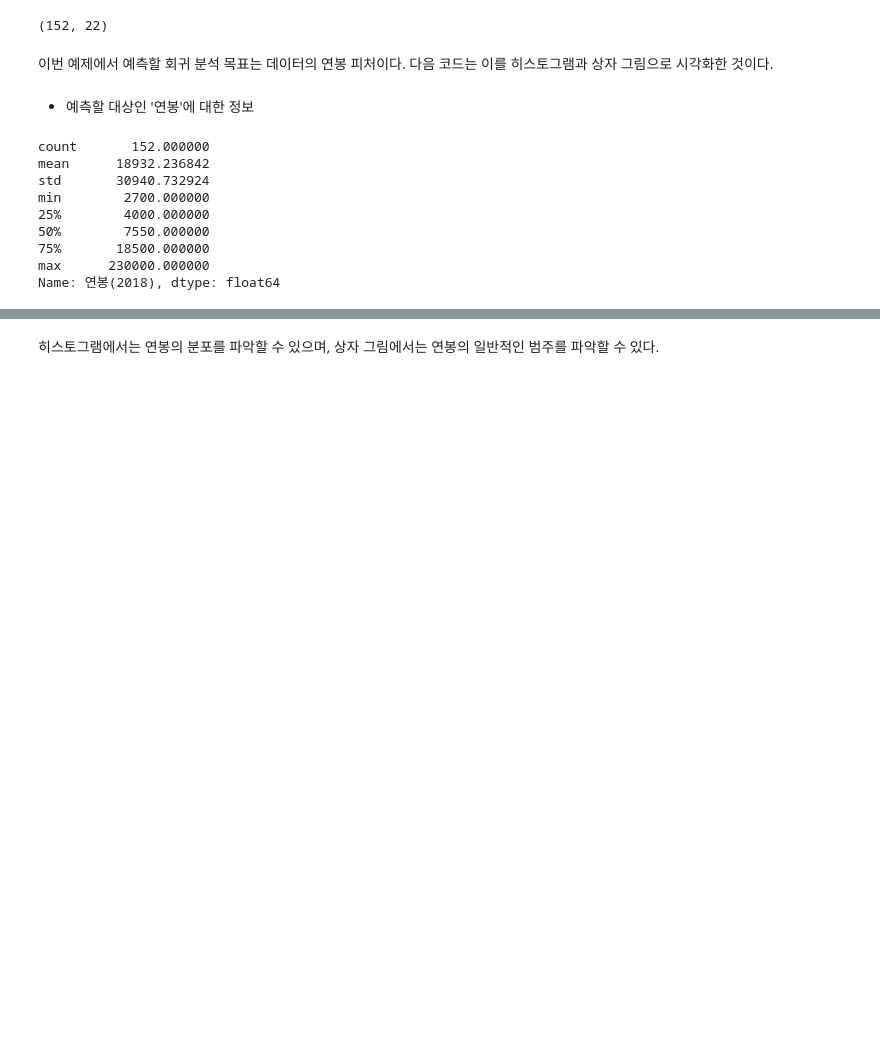
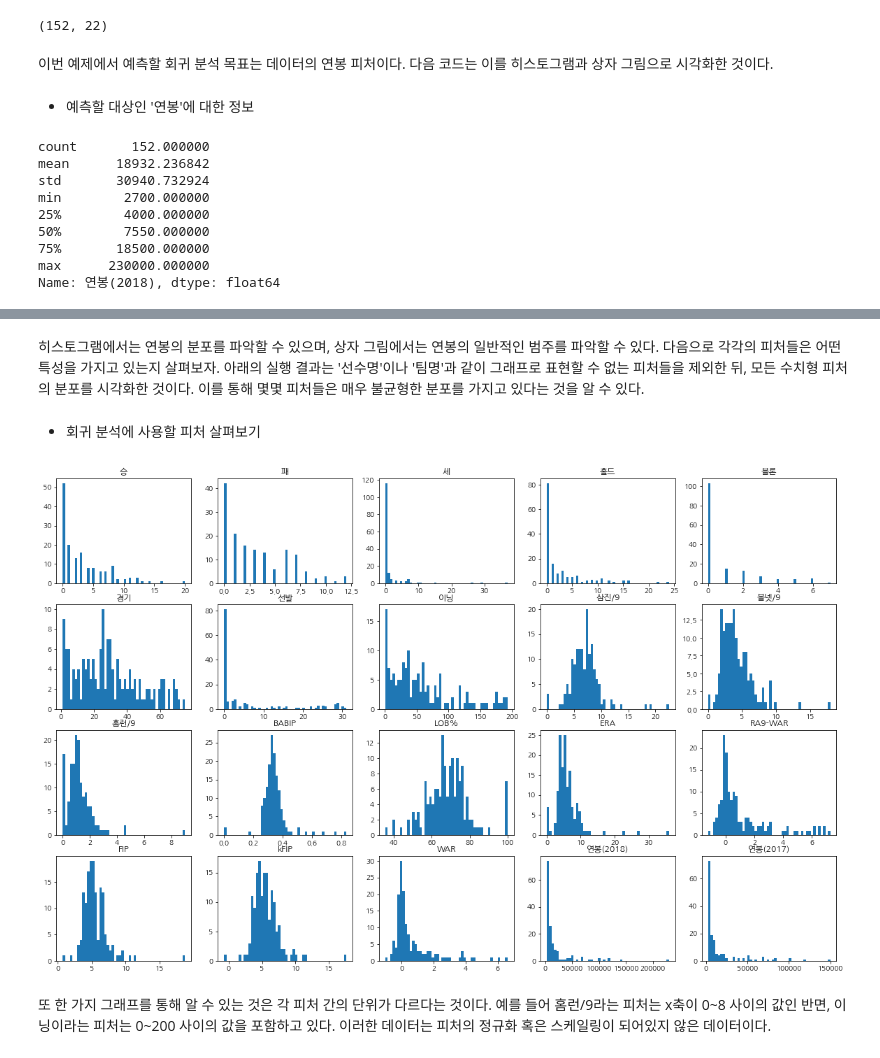
Before and after one commit to jaeyoon89/python_data_analysis, a Jupyter notebook: ch3_baseball_salary_prediction.ipynb, the cells around one changed output, grey strips where cells are left out. Cells and saved outputs as stored; diff of their text form; code cells hidden in the pictures; blank space fills up the shorter version.

```diff
--- a/ch3_baseball_salary_prediction.ipynb
+++ b/ch3_baseball_salary_prediction.ipynb
@@ -61,6 +61,29 @@ print(picher.shape)
 이번 예제에서 예측할 회귀 분석 목표는 데이터의 연봉 피처이다. 다음 코드는 이를 히스토그램과 상자 그림으로 시각화한 것이다.
 # %% [markdown]
 - 예측할 대상인 '연봉'에 대한 정보
+# %%
+import pandas as pd
+import numpy as np
+
+import platform
+import matplotlib.pyplot as plt
+
+%matplotlib inline
+
+from matplotlib import font_manager, rc
+plt.rcParams['axes.unicode_minus'] = False
+if platform.system() == 'Darwin':
+    rc('font', family='AppleGothic')
+elif platform.system() == 'Windows':
+    path = "c:/Windows/Fonts/malgun.ttf"
+    font_name = font_manager.FontProperties(fname=path).get_name()
+    rc('font', family=font_name)
+elif platform.system() == 'Linux':
+    path = "/usr/share/fonts/NanumGothic.ttf"
+    font_name = font_manager.FontProperties(fname=path).get_name()
+    plt.rc('font', family=font_name)
+else:
+    print('Unknown system... sorry~~~~')
 # %%
 picher['연봉(2018)'].describe()
 # %% [output]
@@ -86,2 +109,27 @@ picher.boxplot(column=['연봉(2018)']) # 연봉의 상자 그림을 출력한
-# %% [markdown]
-히스토그램에서는 연봉의 분포를 파악할 수 있으며, 상자 그림에서는 연봉의 일반적인 범주를 파악할 수 있다.
+# %% [markdown]
+히스토그램에서는 연봉의 분포를 파악할 수 있으며, 상자 그림에서는 연봉의 일반적인 범주를 파악할 수 있다.
+다음으로 각각의 피처들은 어떤 특성을 가지고 있는지 살펴보자. 아래의 실행 결과는 '선수명'이나 '팀명'과 같이 그래프로 표현할 수 없는 피처들을 제외한 뒤, 모든 수치형 피처의 분포를 시각화한 것이다. 이를 통해 몇몇 피처들은 매우 불균형한 분포를 가지고 있다는 것을 알 수 있다.
+# %% [markdown]
+- 회귀 분석에 사용할 피처 살펴보기
+# %%
+picher_features_df = picher[['승', '패', '세', '홀드', '블론', '경기', '선발', '이닝', '삼진/9',
+       '볼넷/9', '홈런/9', 'BABIP', 'LOB%', 'ERA', 'RA9-WAR', 'FIP', 'kFIP', 'WAR',
+       '연봉(2018)', '연봉(2017)']]
+# %%
+# 피처 각각에 대한 histogram을 출력한다.
+def plot_hist_each_column(df):
+    plt.rcParams['figure.figsize'] = [20, 16]
+    fig = plt.figure(1)
+
+    # df의 column 갯수 만큼의 subplot을 출력한다.
+    for i in range(len(df.columns)):
+        ax = fig.add_subplot(5, 5, i+1)
+        plt.hist(df[df.columns[i]], bins=50)
+        ax.set_title(df.columns[i])
+    plt.show()
+# %%
+plot_hist_each_column(picher_features_df)
+# %% [output]
+[figure, added]
+# %% [markdown]
+또 한 가지 그래프를 통해 알 수 있는 것은 각 피처 간의 단위가 다르다는 것이다. 예를 들어 홈런/9라는 피처는 x축이 0~8 사이의 값인 반면, 이닝이라는 피처는 0~200 사이의 값을 포함하고 있다. 이러한 데이터는 피처의 정규화 혹은 스케일링이 되어있지 않은 데이터이다.
```
Also changed, not shown: parts of 2 cells of this notebook.
